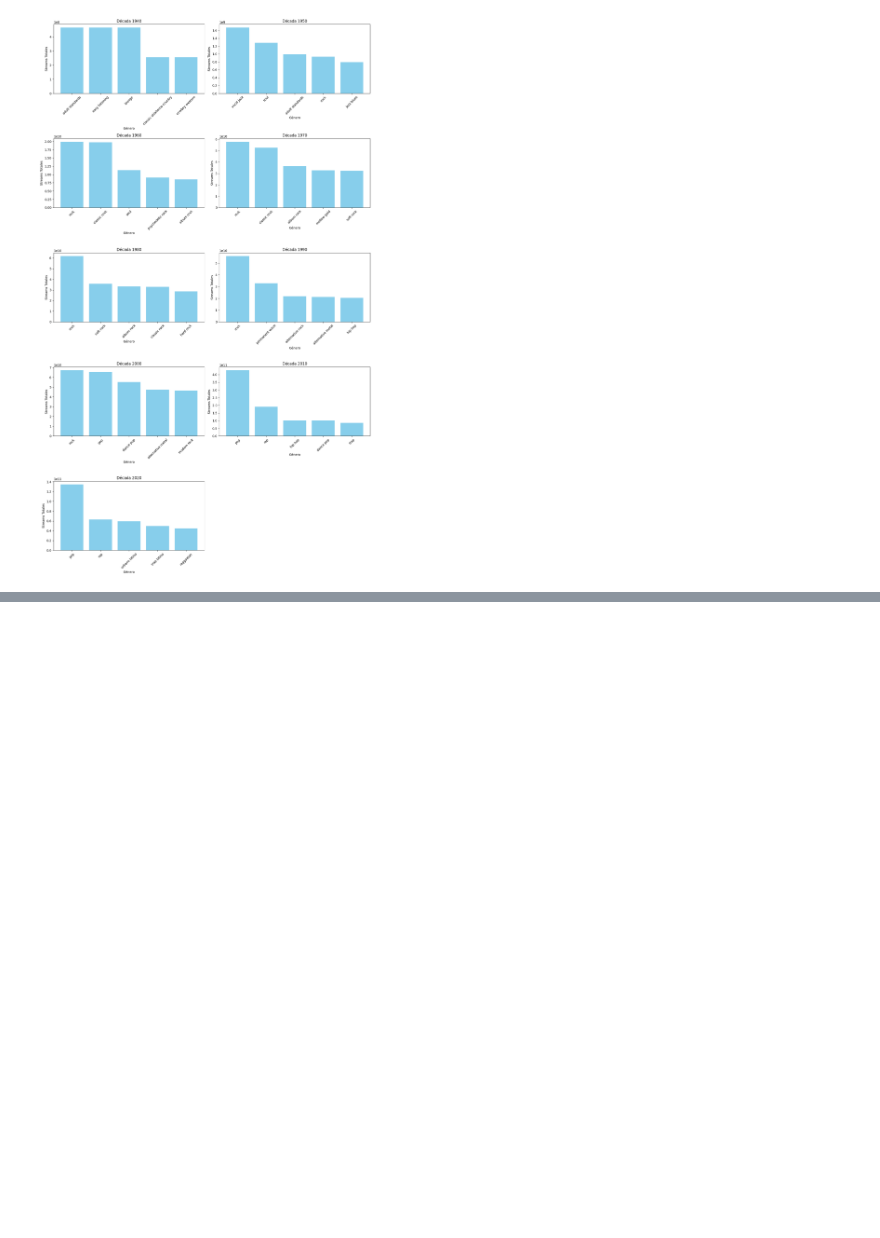
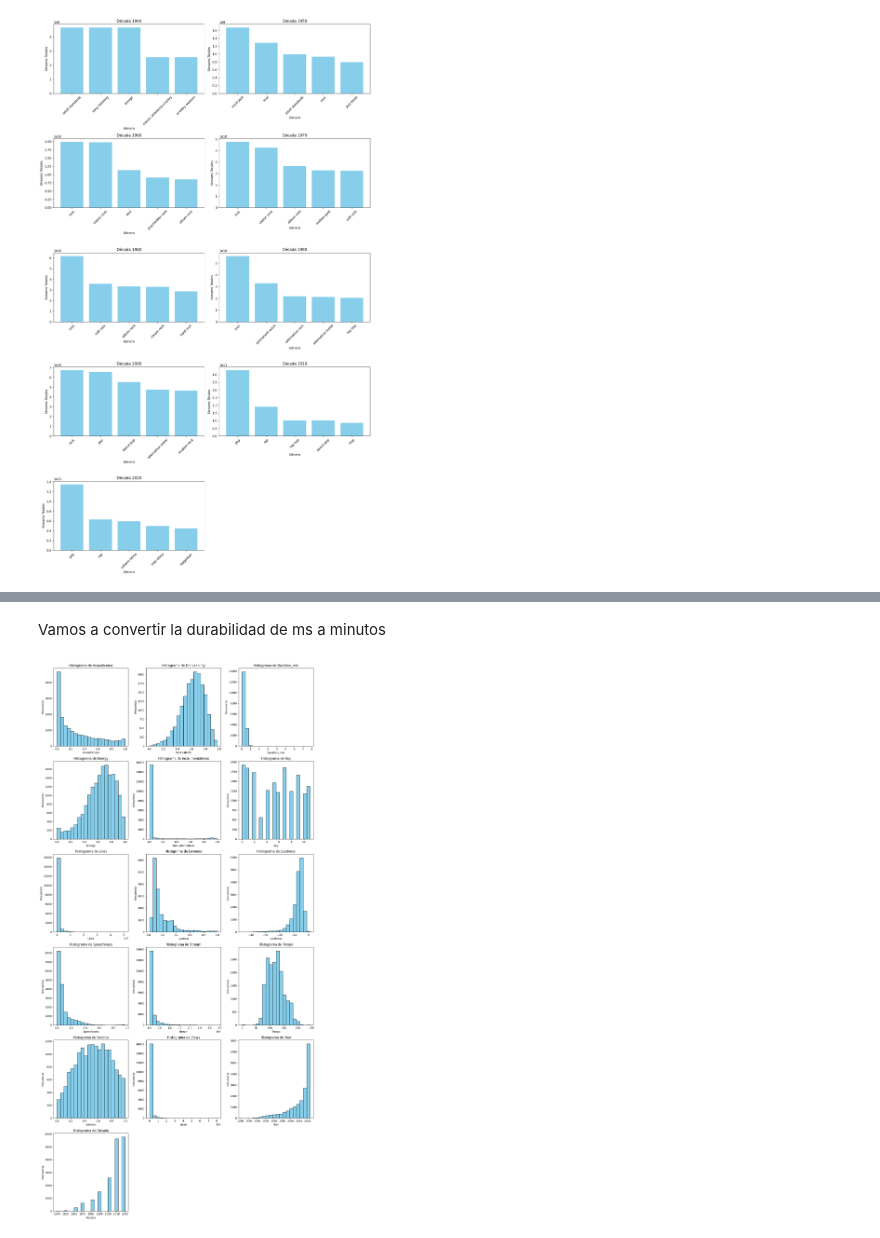
Before and after one commit to jjmoras1/DS2_Preentrega01, a Jupyter notebook: 01_Preparacion_Data.ipynb, the cells around one changed output, grey strips where cells are left out. Saved outputs shown, nothing was run; the diff lists cells and outputs as text; code cells hidden in the pictures; blank space fills up the shorter version.

Commit message:
caracteristicas

```diff
--- a/01_Preparacion_Data.ipynb
+++ b/01_Preparacion_Data.ipynb
@@ -813,0 +817,33 @@ plt.show()
+# %% [markdown]
+Vamos a convertir la durabilidad de ms a minutos
+# %%
+df_unicas['Duration_min']=df_unicas['Duration_ms']/600000
+# %%
+df_caracteristicas=df_unicas[['Acousticness','Danceability', 'Date', 'Duration_min', 'Energy',
+       'Instrumentalness', 'Key','Likes', 'Liveness', 'Loudness',
+       'Speechiness', 'Stream', 'Tempo', 'Valence', 'Views',
+        'Year', 'Decada']]
+# %%
+
+
+# Filtrar las columnas numéricas
+df_caracteristicas_numericas = df_caracteristicas.select_dtypes(include=['number'])
+
+# Configurar la figura para los histogramas
+num_columnas = len(df_caracteristicas_numericas.columns)
+num_filas = (num_columnas + 2) // 3  # Calcula el número de filas para una cuadrícula de 3 columnas
+plt.figure(figsize=(15, num_filas * 5))
+
+# Crear un histograma para cada columna numérica
+for i, columna in enumerate(df_caracteristicas_numericas.columns):
+    plt.subplot(num_filas, 3, i + 1)  # Configurar subgráficos con 3 columnas
+    plt.hist(df_caracteristicas_numericas[columna].dropna(), bins=20, color='skyblue', edgecolor='black')
+    plt.title(f'Histograma de {columna}')
+    plt.xlabel(columna)
+    plt.ylabel('Frecuencia')
+
+# Ajustar el diseño para evitar superposiciones
+plt.tight_layout()
+plt.show()
+# %% [output]
+[figure, added]
```
Also changed, not shown: parts of 2 cells of this notebook.
